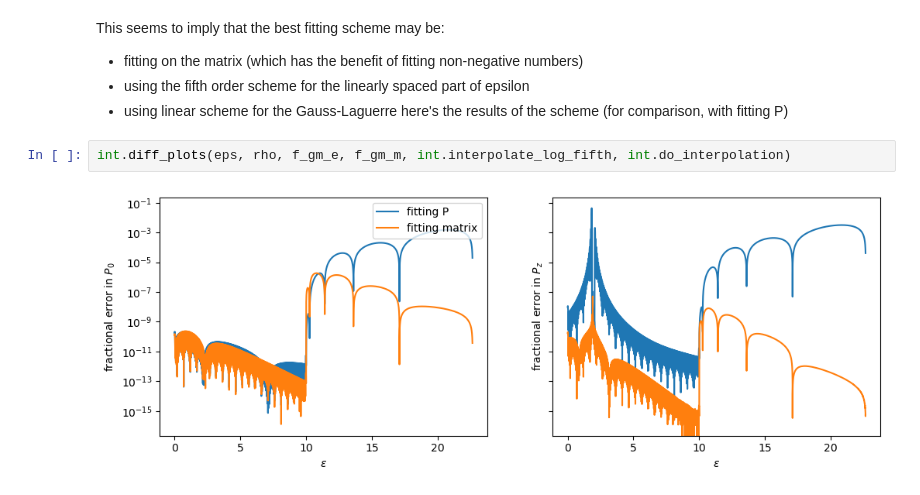
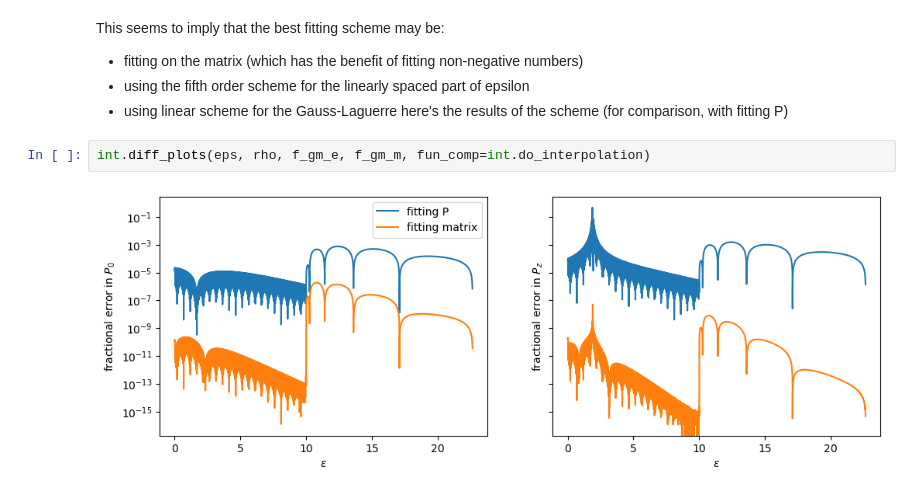
Before and after one commit to nuLABatUSD/QKE_test, a Jupyter notebook: interpolation.ipynb, the cells around one changed output. Drawn from its saved outputs; the diff is of its cells as text.

Commit message:
interpolation comparison

```diff
--- a/interpolation.ipynb
+++ b/interpolation.ipynb
@@ -94,6 +94,6 @@ This seems to imply that the best fitting scheme may be:
 - using linear scheme for the Gauss-Laguerre
 here's the results of the scheme (for comparison, with fitting P)
 # %%
-int.diff_plots(eps, rho, f_gm_e, f_gm_m, int.interpolate_log_fifth, int.do_interpolation)
+int.diff_plots(eps, rho, f_gm_e, f_gm_m, fun_comp=int.do_interpolation)
 # %% [output]
-[figure, old version]
+[figure, new version]
```
